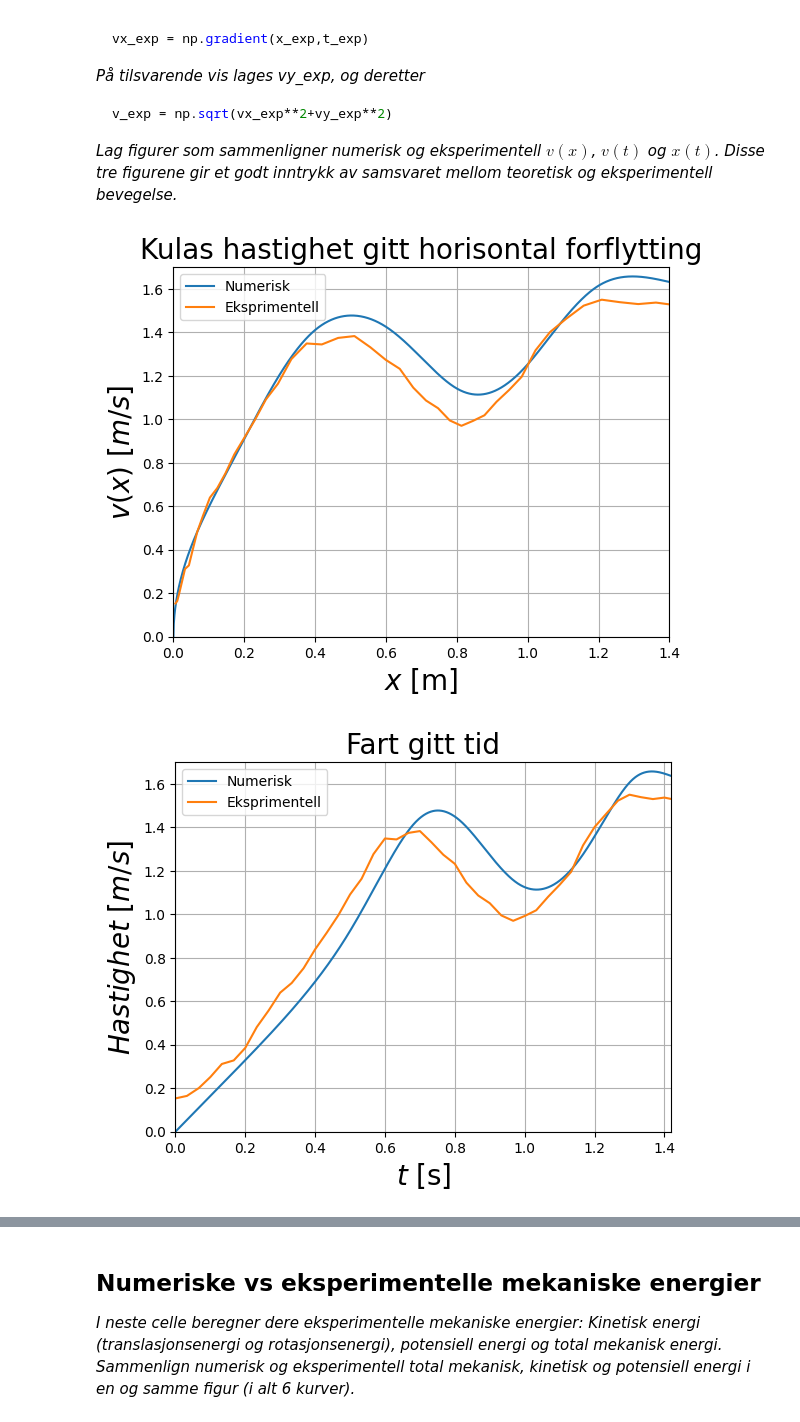
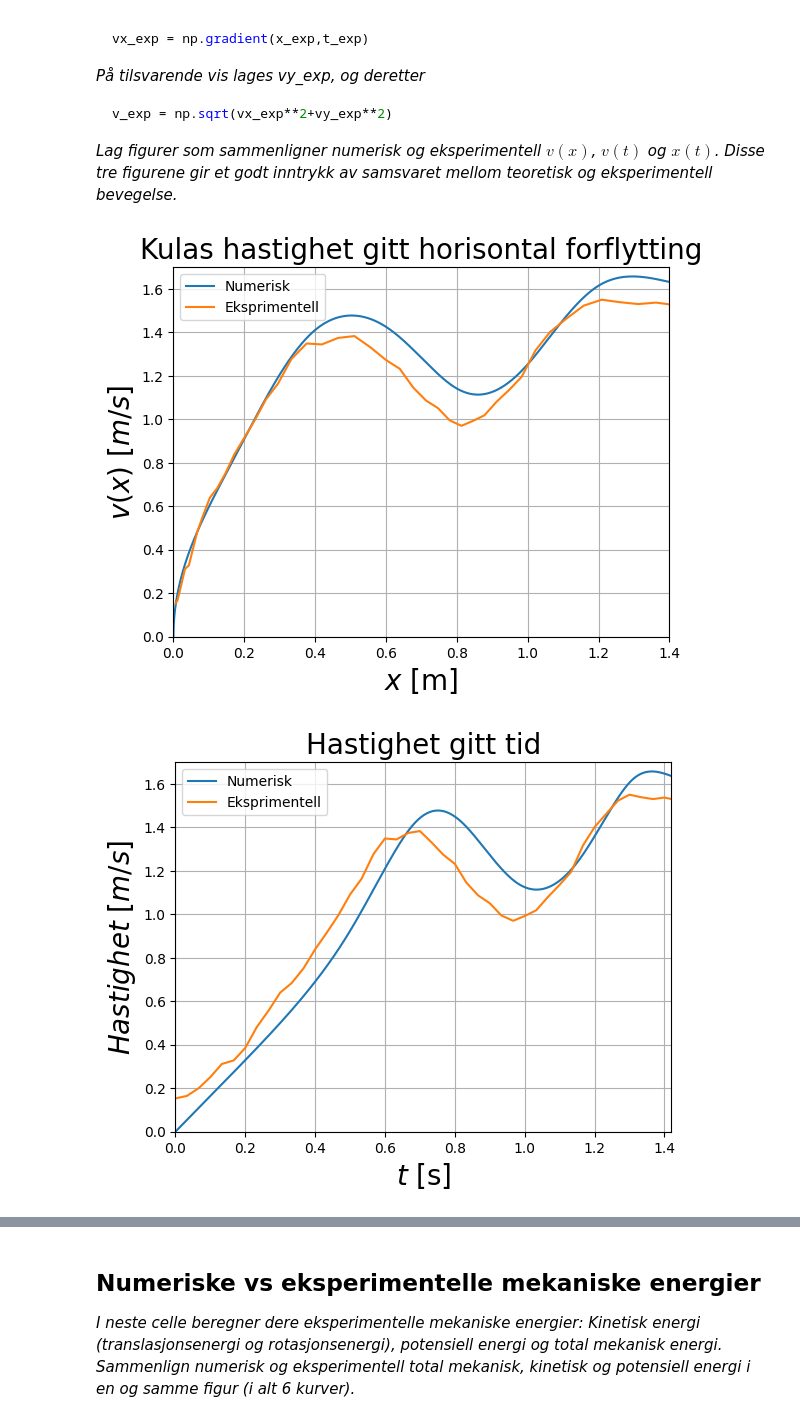
Before and after one commit to okhel/fyslab, a Jupyter notebook: mal_V24.ipynb, the cells around one changed output, grey strips where cells are left out. Cells and saved outputs as stored; diff of their text form; code cells hidden in the pictures.

```diff
--- a/mal_V24.ipynb
+++ b/mal_V24.ipynb
@@ -380,35 +378,35 @@ plt.xlabel('$x$ [m]',fontsize=20)
 plt.ylabel('$v(x)$ [$m/s$]',fontsize=20)
 plt.ylim(0, 1.700)
 plt.xlim(0,1.400)
 plt.legend()
 plt.grid()
 plt.show()
 
 
 plt.plot(t, v, label="Numerisk")
 plt.plot(t_eks, v_eks, label="Eksprimentell")
-plt.title('Fart gitt tid',fontsize=20)
+plt.title('Hastighet gitt tid',fontsize=20)
 plt.xlabel('$t$ [s]',fontsize=20)
 plt.ylabel('$Hastighet$ [$m/s$]',fontsize=20)
 plt.ylim(0, 1.700)
 plt.xlim(0, 1.42)
 plt.legend()
 plt.grid()
 plt.show()
 
 plt.plot(t, x, label="Numerisk")
 plt.plot(t_eks, x_eks, label="Eksprimentell")
 plt.title('x-posisjon gitt tid',fontsize=20)
 plt.xlabel('$t$ [s]',fontsize=20)
 plt.ylabel('$Posisjon$ [$m$]',fontsize=20)
 plt.ylim(0, 1.700)
 plt.xlim(0, 1.42)
 plt.legend()
 plt.grid()
 plt.show()
 # %% [output]
 [figure]
-[figure, old version]
+[figure, new version]
 [figure]
 # %% [markdown]
 ## Numeriske vs eksperimentelle mekaniske energier
```
Also changed, not shown: parts of 7 cells of this notebook.
